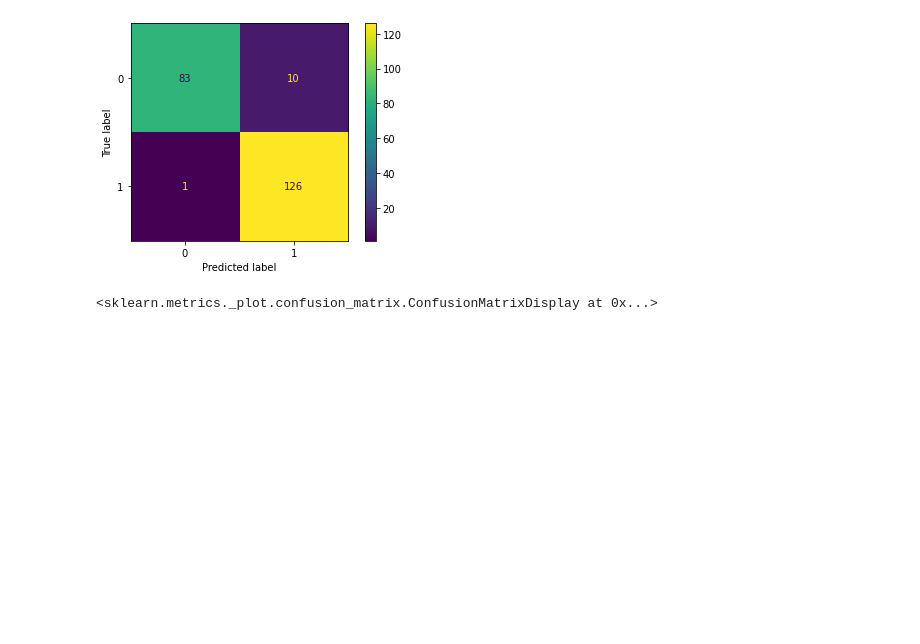
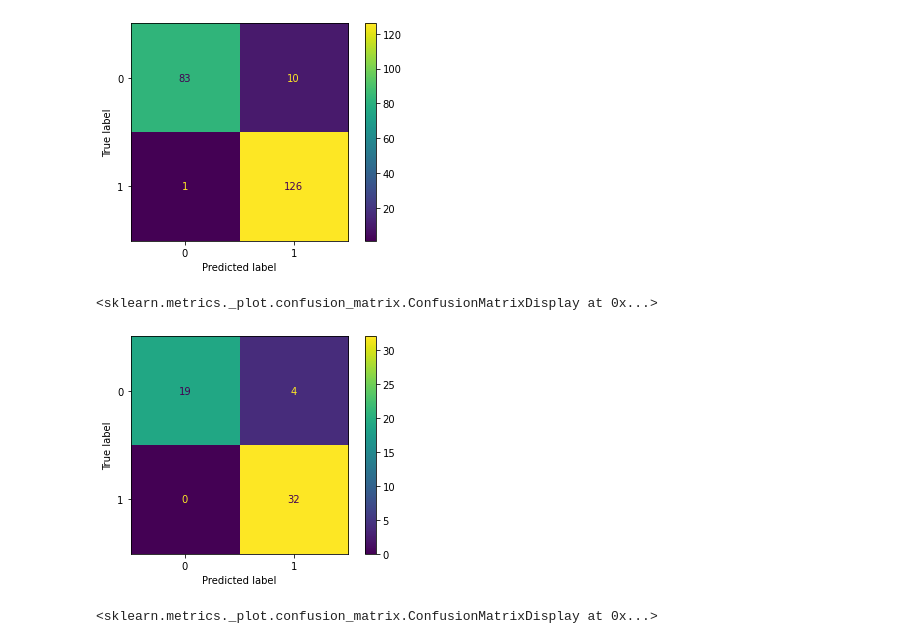
Before and after one commit to slynrick/OptimizingExplainabilityFuzzyGeneticBreastCancerRecurrenceClassifier, a Jupyter notebook: code/results.ipynb, the cells around one changed output. Cells and saved outputs as stored; diff of their text form; code cells hidden in the pictures; blank space fills up the shorter version.

Commit message:
Update results

```diff
--- a/code/results.ipynb
+++ b/code/results.ipynb
@@ -26,6 +30,8 @@ plt.show()
 # %%
 train = pd.read_csv("..\dataset\dadoscancer_2classes-train.csv")
 train = train[[c for c in train.columns if 'Unnamed' not in c]]
+valid = pd.read_csv("..\dataset\dadoscancer_2classes-valid.csv")
+valid = valid[[c for c in valid.columns if 'Unnamed' not in c]]
 test = pd.read_csv("..\dataset\dadoscancer_2classes-test.csv")
 test = test[[c for c in test.columns if 'Unnamed' not in c]]
 
@@ -53,6 +59,21 @@ disp.plot()
 # %% [output]
 <sklearn.metrics._plot.confusion_matrix.ConfusionMatrixDisplay at 0x...>
 [figure]
+# %%
+fuzz_valid = FuzzySystemHandler(valid, feature_columns_sets=feature_sets,
+                                target_column='Class', target_nsets=2, scaler=scaler)
+
+fuzz_valid.set_new_sets(individual)
+fuzz_valid.set_rules_system(individual)
+
+y_pred = fuzz_valid.compute_result(valid)
+# %%
+cm = confusion_matrix(valid['Class'].values, y_pred)
+disp = ConfusionMatrixDisplay(confusion_matrix=cm)
+disp.plot()
+# %% [output]
+<sklearn.metrics._plot.confusion_matrix.ConfusionMatrixDisplay at 0x...>
+[figure, added]
 # %%
 fuzz_test = FuzzySystemHandler(test, feature_columns_sets=feature_sets,
                                 target_column='Class', target_nsets=2, scaler=scaler)
```
Also changed, not shown: parts of 5 cells of this notebook.
